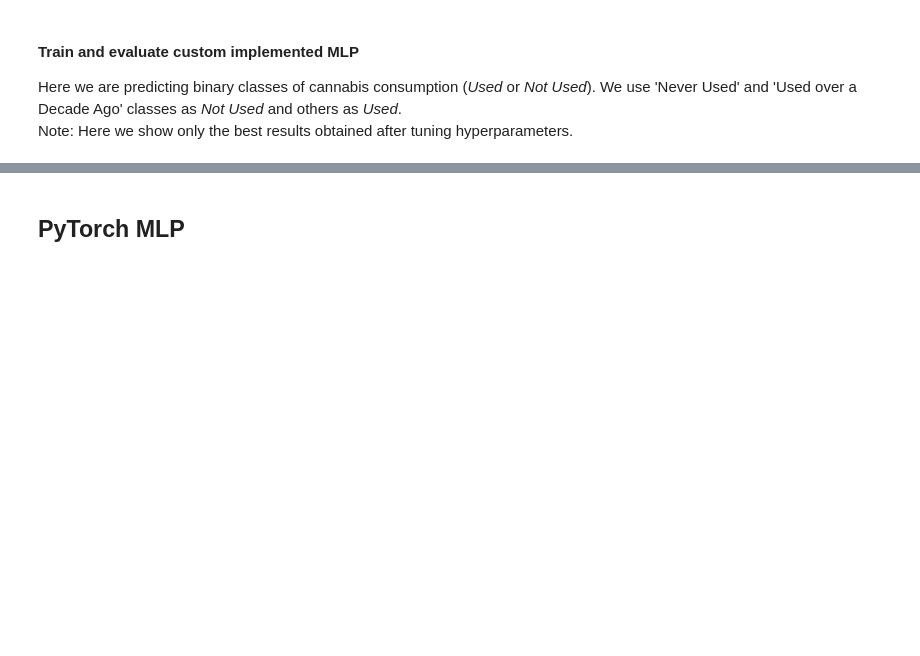
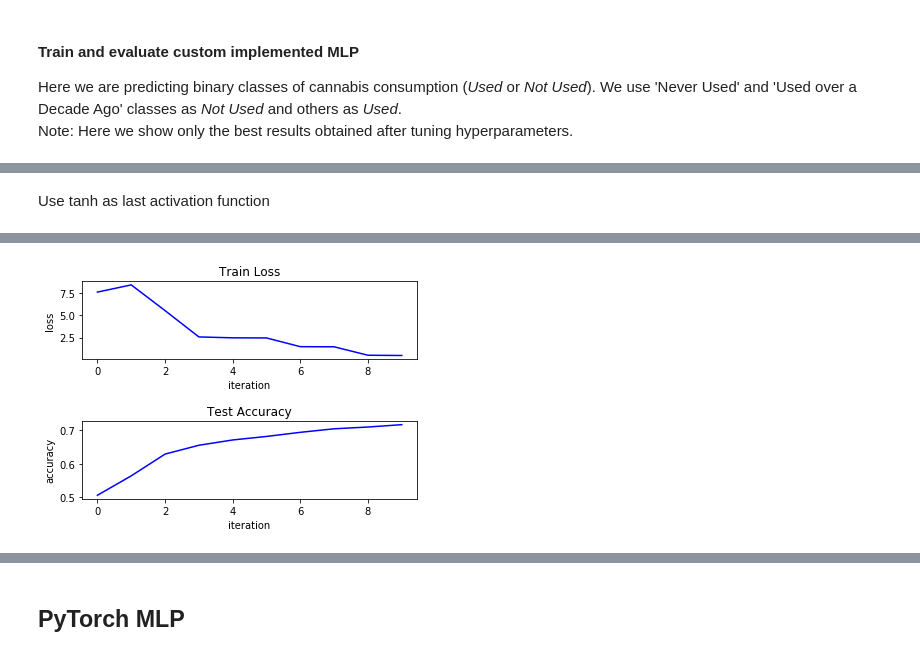
Before and after one commit to mykhaly/dont_do_drugs, a Jupyter notebook: train.ipynb, the cells around one changed output, grey strips where cells are left out. Drawn from its saved outputs; the diff is of its cells as text; code cells hidden in the pictures; blank space fills up the shorter version.

Commit message:
Add one-hot encoding. Add tanh as a last activation

```diff
--- a/train.ipynb
+++ b/train.ipynb
@@ -108,0 +136,15 @@ Note: Here we show only the best results obtained after tuning hyperparameters.
+# %% [markdown]
+Use tanh as last activation function
+# %%
+train_custom_net(
+    dataset_filename='data_cannabis_2.csv',
+    input_dim=12,
+    first_hid_dim=15,
+    second_hid_dim=10,
+    output_dim=2,
+    learning_rate=1e-1,
+    batch_size=32,
+    number_of_iterations=10,
+    use_tanh_as_last_activation=True
+)
+# %% [output]
@@ -109,3 +163,4 @@ Note: Here we show only the best results obtained after tuning hyperparameters.
+[figure, added]
 # %%
 train_custom_net(
     dataset_filename='data_cannabis_2.csv',
```
Also changed, not shown: parts of 6 cells of this notebook, 2 other files.
